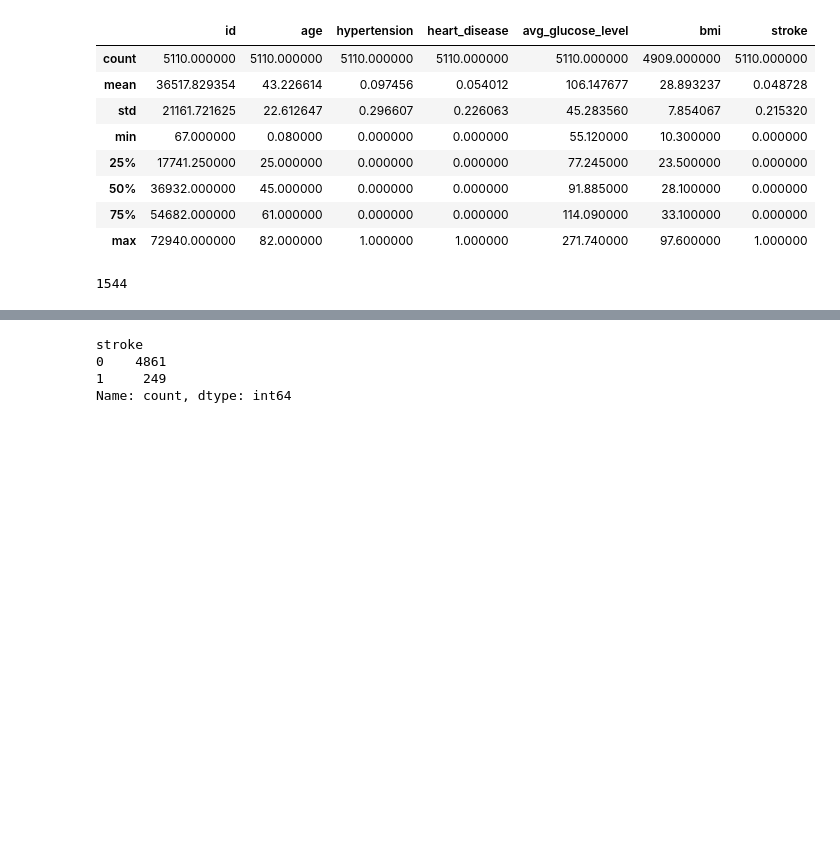
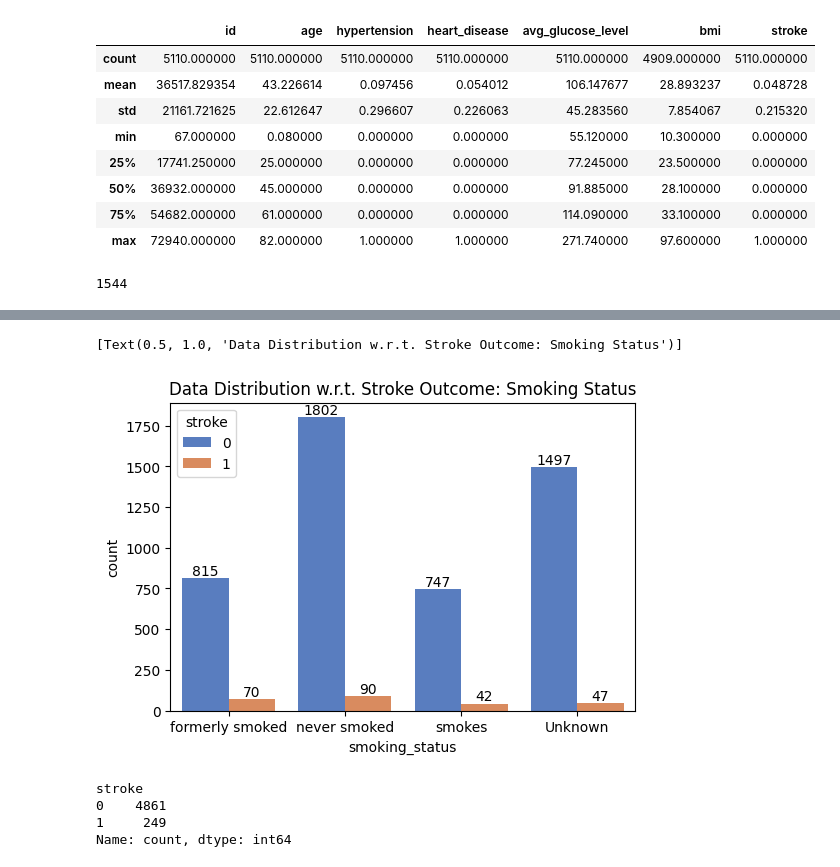
Before and after one commit to aishwaryakarki001/Stroke-Risk-Predictive-Analysis, a Jupyter notebook: stroke-risk-predictive-analysis.ipynb, the cells around one changed output, grey strips where cells are left out. Cells and saved outputs as stored; diff of their text form; code cells hidden in the pictures; blank space fills up the shorter version.

```diff
--- a/stroke-risk-predictive-analysis.ipynb
+++ b/stroke-risk-predictive-analysis.ipynb
@@ -75,3 +81,12 @@ unknown_count
+# %%
+plt.figure(figsize=(6,4))
+smoking_visual = sns.countplot(x = 'smoking_status', hue ='stroke', data = stroke_df, palette='muted')
+for container in smoking_visual.containers:
+    smoking_visual.bar_label(container)
+smoking_visual.set(title = "Data Distribution w.r.t. Stroke Outcome: Smoking Status")
+# %% [output]
+[Text(0.5, 1.0, 'Data Distribution w.r.t. Stroke Outcome: Smoking Status')]
+[figure, added]
 # %%
 Target = 'stroke'
 stroke_df[Target].value_counts()
```
Also changed, not shown: parts of 33 cells of this notebook, 5 other files.
